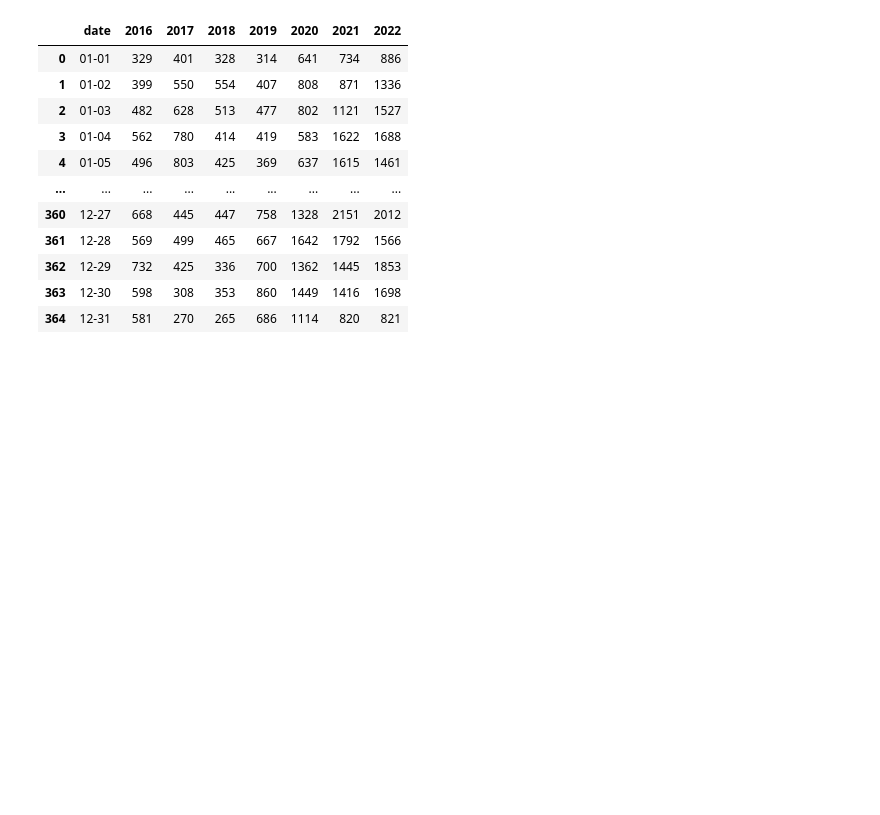
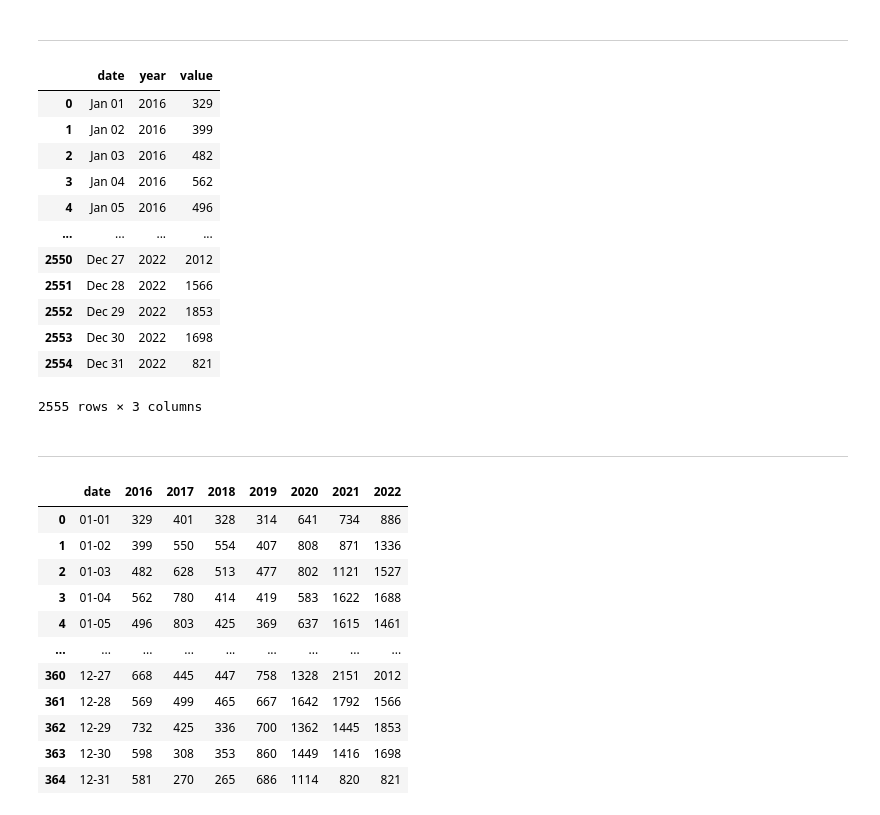
Before and after one commit to lnl1119/ewant_registration_datadashboard, a Jupyter notebook: preprocess.ipynb, the cells around one changed output. Saved outputs shown, nothing was run; the diff lists cells and outputs as text; code cells hidden in the pictures; blank space fills up the shorter version.

```diff
--- a/preprocess.ipynb
+++ b/preprocess.ipynb
@@ -1,3 +51,33 @@
+# %% [markdown]
+---
+# %%
+# login data preprocess for plotly
+import pandas as pd
+import plotly.express as px
+login_2016_2022_df = pd.read_csv("/Users/leeliang/Desktop/dashboard_registration/login_2016to2022.csv")
+month_date = pd.date_range(start='2019/01/01', end='2019/12/31', freq='D').strftime("%b %d")
+login_2016_2022_df = login_2016_2022_df.drop(["date"], axis = 1)
+login_2016_2022_df.insert(loc = 0, column='date', value = month_date)
+login_melt_df = login_2016_2022_df.melt(id_vars=["date"])
+login_melt_df.columns = ["date", "year", "value"]
+login_melt_df['year'] = login_melt_df['year'].astype('int')
+login_melt_df
+# %% [output]
+|  | date | year | value |
+| 0 | Jan 01 | 2016 | 329 |
+| 1 | Jan 02 | 2016 | 399 |
+| 2 | Jan 03 | 2016 | 482 |
+| 3 | Jan 04 | 2016 | 562 |
+| 4 | Jan 05 | 2016 | 496 |
+| ... | ... | ... | ... |
+| 2550 | Dec 27 | 2022 | 2012 |
+| 2551 | Dec 28 | 2022 | 1566 |
+| 2552 | Dec 29 | 2022 | 1853 |
+| 2553 | Dec 30 | 2022 | 1698 |
+| 2554 | Dec 31 | 2022 | 821 |
+2555 rows × 3 columns
+# %% [markdown]
+---
 # %%
 import pandas as pd
 login_2016_2022_df = pd.read_csv("/Users/leeliang/Desktop/dashboard_registration/login_2016to2022.csv")
```
Also changed, not shown: parts of 3 cells of this notebook, 15 other files.
